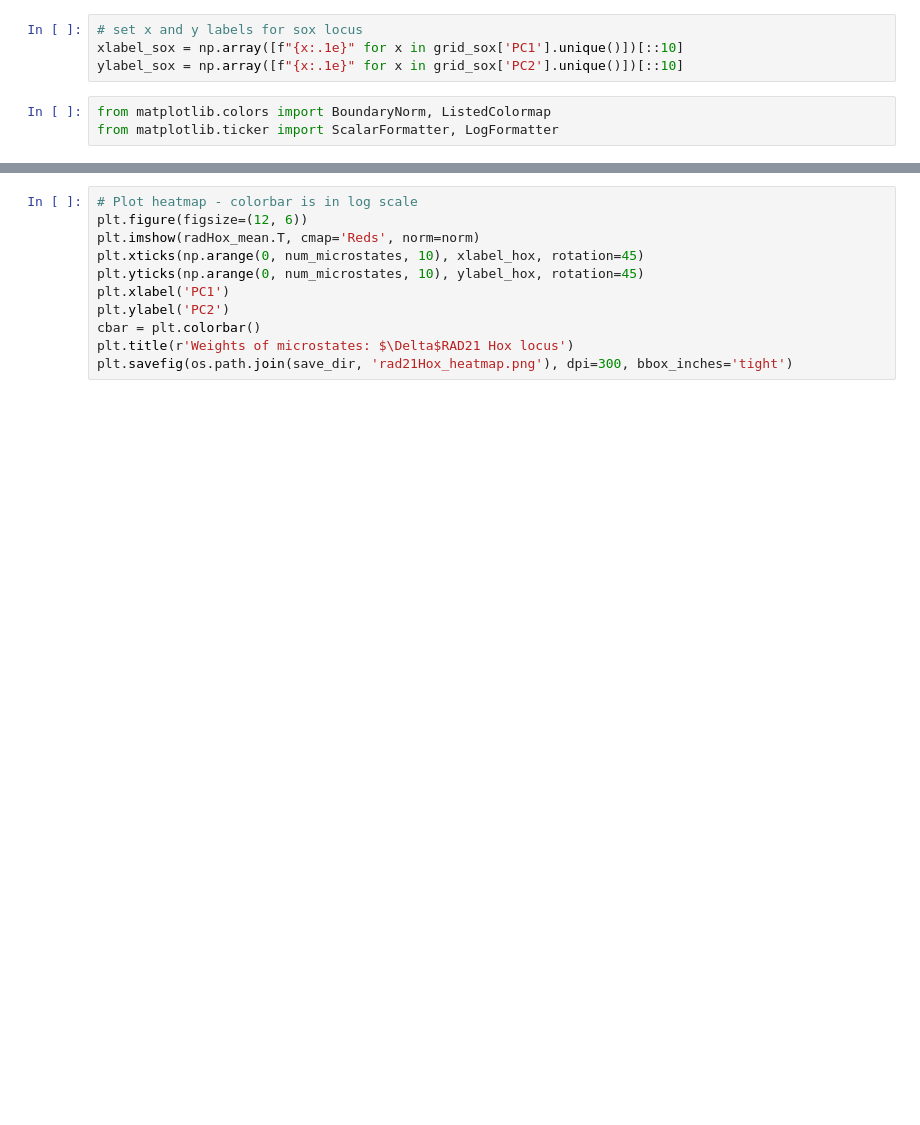
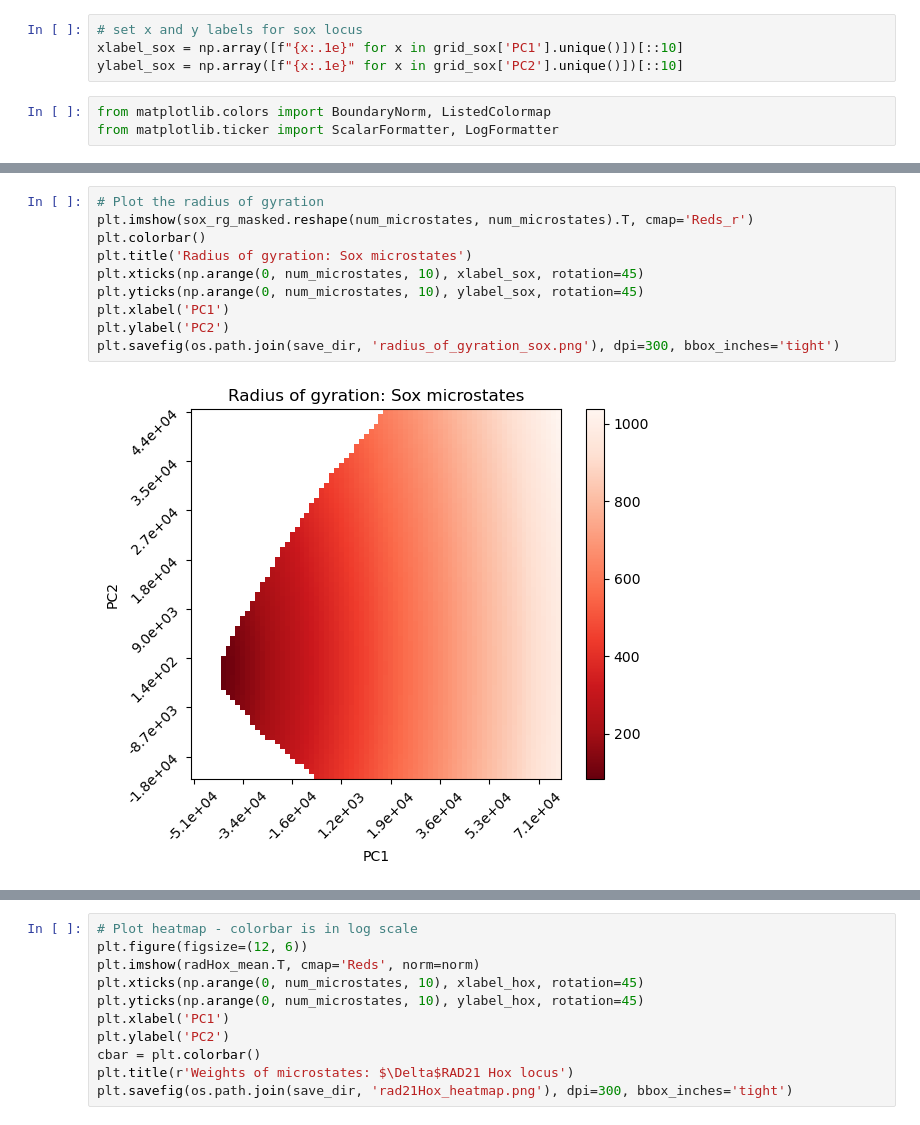
Before and after one commit to tee-udon/chromatin-ensemble-refinement, a Jupyter notebook: 20240925_AnalyzeToniaMCMC.ipynb, the cells around one changed output, grey strips where cells are left out. Drawn from its saved outputs; the diff is of its cells as text; blank space fills up the shorter version.

```diff
--- a/20240925_AnalyzeToniaMCMC.ipynb
+++ b/20240925_AnalyzeToniaMCMC.ipynb
@@ -349,2 +383,14 @@ from matplotlib.ticker import ScalarFormatter, LogFormatter
+# %%
+# Plot the radius of gyration
+plt.imshow(sox_rg_masked.reshape(num_microstates, num_microstates).T, cmap='Reds_r')
+plt.colorbar()
+plt.title('Radius of gyration: Sox microstates')
+plt.xticks(np.arange(0, num_microstates, 10), xlabel_sox, rotation=45)
+plt.yticks(np.arange(0, num_microstates, 10), ylabel_sox, rotation=45)
+plt.xlabel('PC1')
+plt.ylabel('PC2')
+plt.savefig(os.path.join(save_dir, 'radius_of_gyration_sox.png'), dpi=300, bbox_inches='tight')
+# %% [output]
+[figure, added]
 # %%
 # Plot heatmap - colorbar is in log scale
```
Also changed, not shown: parts of 8 cells of this notebook.
